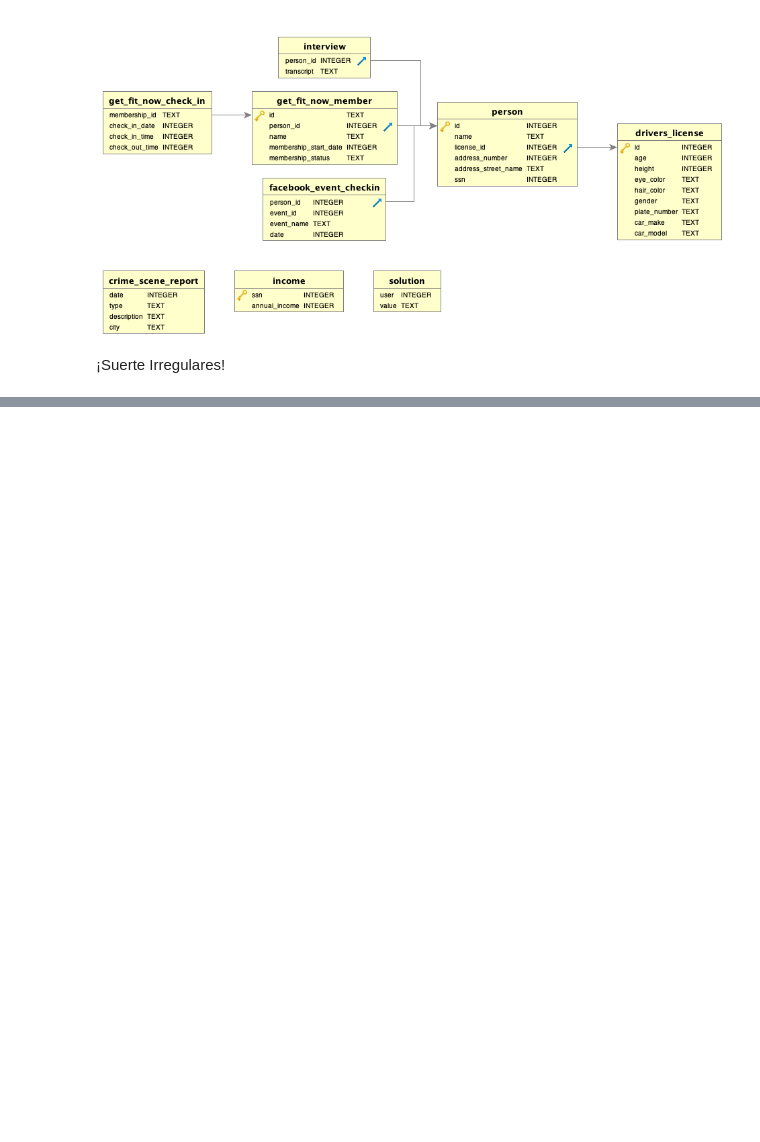
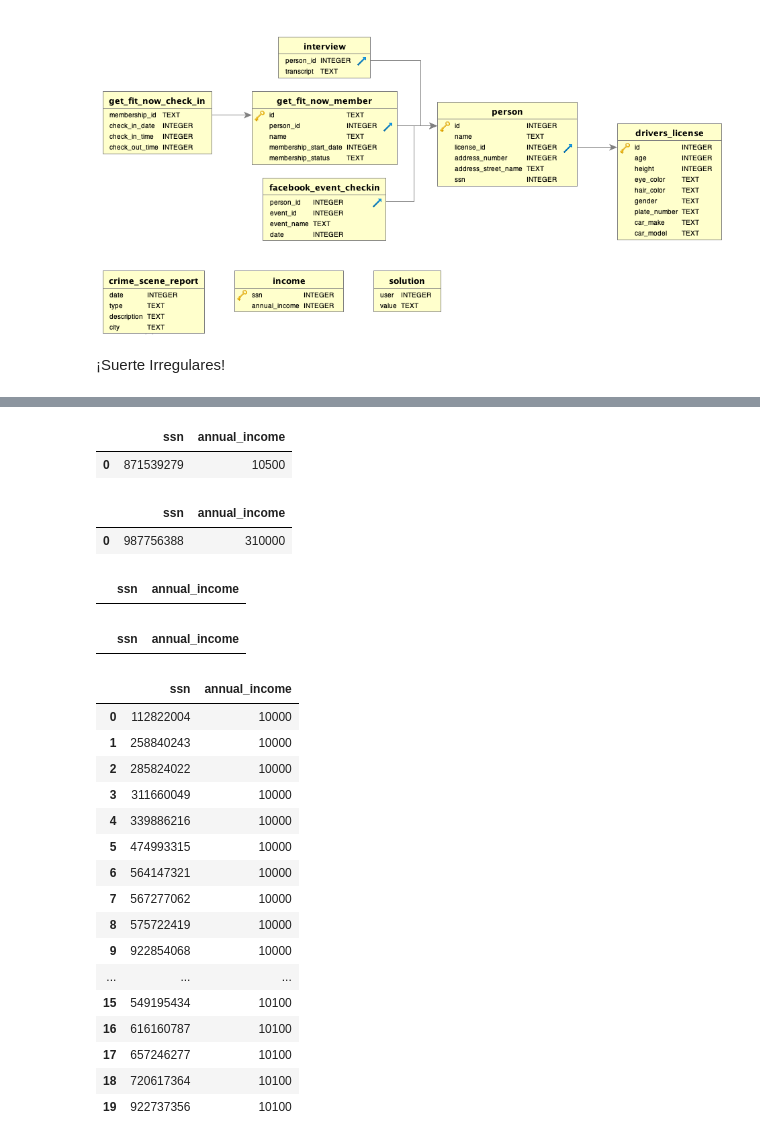
Before and after one commit to mankolepanto/team_challenge_2, a Jupyter notebook: Parte_I_SQL Game.ipynb, the cells around one changed output, grey strips where cells are left out. Saved outputs shown, nothing was run; the diff lists cells and outputs as text; code cells hidden in the pictures; blank space fills up the shorter version.

```diff
--- a/Parte_I_SQL Game.ipynb
+++ b/Parte_I_SQL Game.ipynb
@@ -38,0 +294,68 @@ def sql_query(query):
+# %%
+query = '''
+SELECT *
+FROM income
+where ssn=871539279 -- Jeremy
+'''
+df=sql_query(query)
+df
+# %% [output]
+|  | ssn | annual_income |
+| 0 | 871539279 | 10500 |
+# %%
+query = '''
+SELECT *
+FROM income
+where ssn=987756388 -- Miranda
+'''
+df=sql_query(query)
+df
+# %% [output]
+|  | ssn | annual_income |
+| 0 | 987756388 | 310000 |
+# %%
+query = '''
+SELECT *
+FROM income
+where ssn=111564949 -- Morty
+'''
+df=sql_query(query)
+df
+# %% [output]
+|  | ssn | annual_income |
+# %%
+query = '''
+SELECT *
+FROM income
+where ssn=318771143 -- Annabbel
+'''
+df=sql_query(query)
+df
+# %% [output]
+|  | ssn | annual_income |
+# %%
+query = '''
+SELECT *
+FROM income
+Order by annual_income Asc
+'''
+df=sql_query(query)
+df.head(20)
+# %% [output]
+|  | ssn | annual_income |
+| 0 | 112822004 | 10000 |
+| 1 | 258840243 | 10000 |
+| 2 | 285824022 | 10000 |
+| 3 | 311660049 | 10000 |
+| 4 | 339886216 | 10000 |
+| 5 | 474993315 | 10000 |
+| 6 | 564147321 | 10000 |
+| 7 | 567277062 | 10000 |
+| 8 | 575722419 | 10000 |
+| 9 | 922854068 | 10000 |
+| ... | ... | ... |
+| 15 | 549195434 | 10100 |
+| 16 | 616160787 | 10100 |
+| 17 | 657246277 | 10100 |
+| 18 | 720617364 | 10100 |
+| 19 | 922737356 | 10100 |
```
Also changed, not shown: parts of 27 cells of this notebook.
